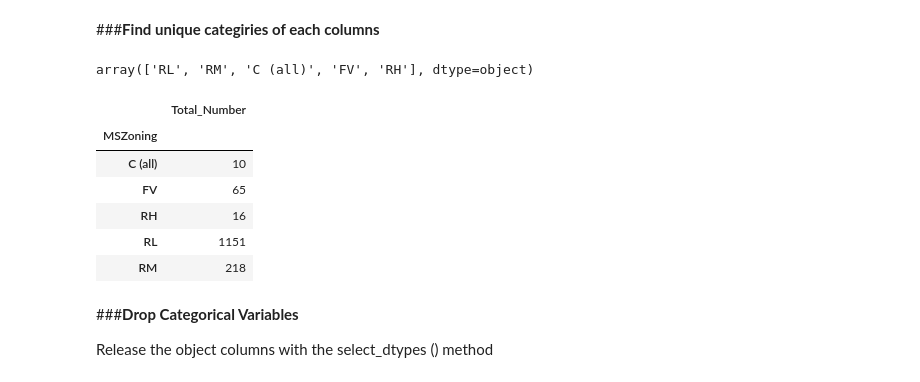
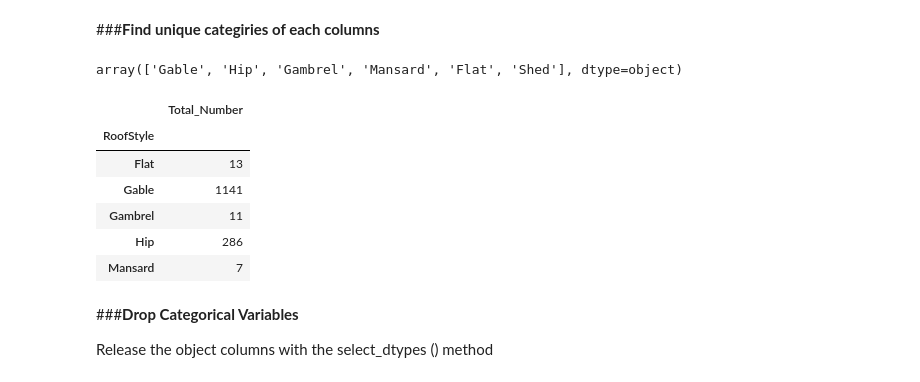
Before and after one commit to MasoumehShariat/ML_Pipeline-PreProcessing, a Jupyter notebook: Categorical_Data.ipynb, the cells around one changed output. Cells and saved outputs as stored; diff of their text form; code cells hidden in the pictures.

```diff
--- a/Categorical_Data.ipynb
+++ b/Categorical_Data.ipynb
@@ -54,19 +43,19 @@ df.head(2)
 # %% [markdown]
 ###**Find unique categiries of each columns**
 # %%
-df.MSZoning.unique()
+df.RoofStyle.unique()
 # %% [output]
-array(['RL', 'RM', 'C (all)', 'FV', 'RH'], dtype=object)
+array(['Gable', 'Hip', 'Gambrel', 'Mansard', 'Flat', 'Shed'], dtype=object)
 # %%
-df.groupby("MSZoning")["Id"].count().to_frame("Total_Number").head()
+df.groupby("RoofStyle")["Id"].count().to_frame("Total_Number").head()
 # %% [output]
 |  | Total_Number |
-| MSZoning |  |
-| C (all) | 10 |
-| FV | 65 |
-| RH | 16 |
-| RL | 1151 |
-| RM | 218 |
+| RoofStyle |  |
+| Flat | 13 |
+| Gable | 1141 |
+| Gambrel | 11 |
+| Hip | 286 |
+| Mansard | 7 |
 # %% [markdown]
 ###**Drop Categorical Variables**
 
```
Also changed, not shown: parts of 10 cells of this notebook.
